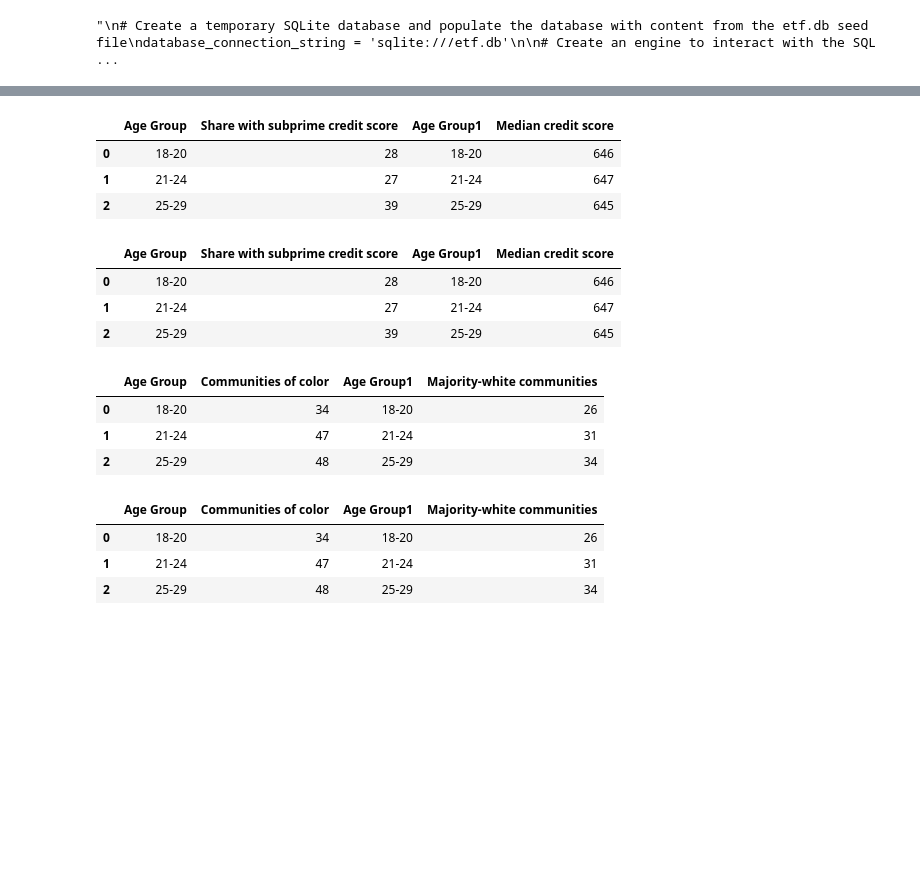
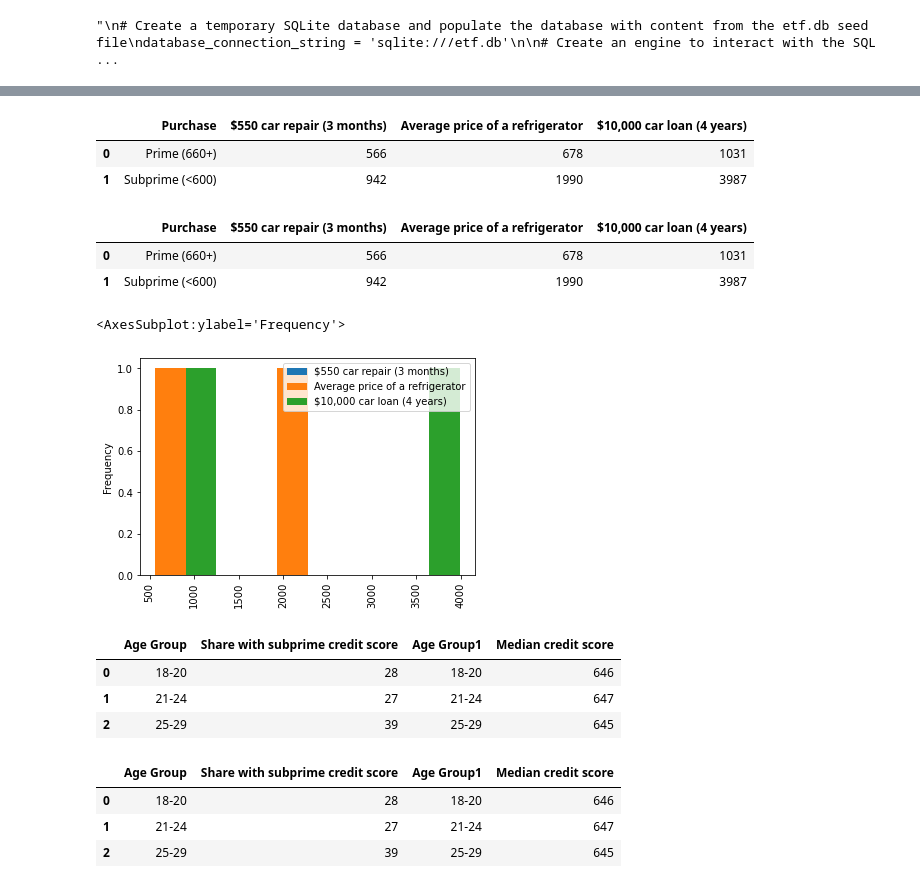
Before and after one commit to toniahurst/FinTech_Project_1, a Jupyter notebook: Project_1.ipynb, the cells around one changed output, grey strips where cells are left out. Drawn from its saved outputs; the diff is of its cells as text; code cells hidden in the pictures; blank space fills up the shorter version.

```diff
--- a/Project_1.ipynb
+++ b/Project_1.ipynb
@@ -104,37 +146,44 @@ display(slide_four_df.tail())
 # %%
 # Slide 5
 slide_five_df = pd.read_csv(
-    Path("./Resources_Project_1/FIVE_data-rInqo.csv"),
+    Path("./Resources_Project_1/FIVE_data-Z8QeE.csv"),
 )
 slide_five_df.isnull().dropna()
 display(slide_five_df.head())
 display(slide_five_df.tail())
 # %% [output]
-|  | Age Group | Share with subprime credit score | Age Group1 | Median credit score |
-| 0 | 18-20 | 28 | 18-20 | 646 |
-| 1 | 21-24 | 27 | 21-24 | 647 |
-| 2 | 25-29 | 39 | 25-29 | 645 |
+|  | Purchase | $550 car repair (3 months) | Average price of a refrigerator | $10,000 car loan (4 years) |
+| 0 | Prime (660+) | 566 | 678 | 1031 |
+| 1 | Subprime (<600) | 942 | 1990 | 3987 |
-|  | Age Group | Share with subprime credit score | Age Group1 | Median credit score |
-| 0 | 18-20 | 28 | 18-20 | 646 |
-| 1 | 21-24 | 27 | 21-24 | 647 |
-| 2 | 25-29 | 39 | 25-29 | 645 |
+|  | Purchase | $550 car repair (3 months) | Average price of a refrigerator | $10,000 car loan (4 years) |
+| 0 | Prime (660+) | 566 | 678 | 1031 |
+| 1 | Subprime (<600) | 942 | 1990 | 3987 |
+# %%
+# Subrpime
+slide_five_df.plot.hist(
+    rot=90
+
+)
+# %% [output]
+<AxesSubplot:ylabel='Frequency'>
+[figure, added]
 # %%
 # Slide 6
 slide_six_df = pd.read_csv(
-    Path("./Resources_Project_1/SIX_data-riRjx.csv"),
+    Path("./Resources_Project_1/SIX_data_rInqo.csv"),
 )
 slide_six_df.isnull().dropna()
 display(slide_six_df.head())
 display(slide_six_df.tail())
 # %% [output]
-|  | Age Group | Communities of color | Age Group1 | Majority-white communities |
-| 0 | 18-20 | 34 | 18-20 | 26 |
-| 1 | 21-24 | 47 | 21-24 | 31 |
-| 2 | 25-29 | 48 | 25-29 | 34 |
+|  | Age Group | Share with subprime credit score | Age Group1 | Median credit score |
+| 0 | 18-20 | 28 | 18-20 | 646 |
+| 1 | 21-24 | 27 | 21-24 | 647 |
+| 2 | 25-29 | 39 | 25-29 | 645 |
-|  | Age Group | Communities of color | Age Group1 | Majority-white communities |
-| 0 | 18-20 | 34 | 18-20 | 26 |
-| 1 | 21-24 | 47 | 21-24 | 31 |
-| 2 | 25-29 | 48 | 25-29 | 34 |
+|  | Age Group | Share with subprime credit score | Age Group1 | Median credit score |
+| 0 | 18-20 | 28 | 18-20 | 646 |
+| 1 | 21-24 | 27 | 21-24 | 647 |
+| 2 | 25-29 | 39 | 25-29 | 645 |
 # %%
 # Slide 7
 slide_seven_df = pd.read_csv(
```
Also changed, not shown: parts of 13 cells of this notebook, 12 other files.
